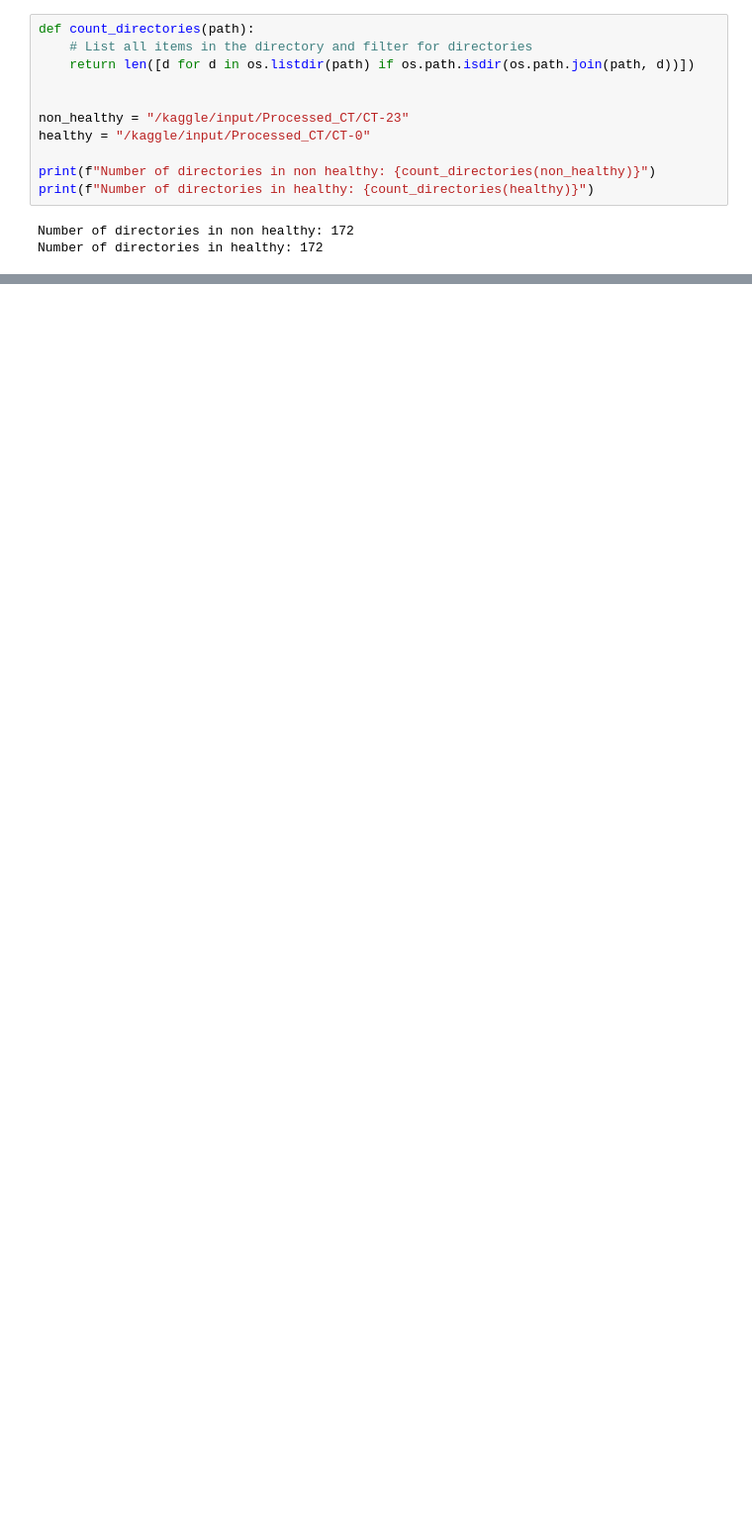
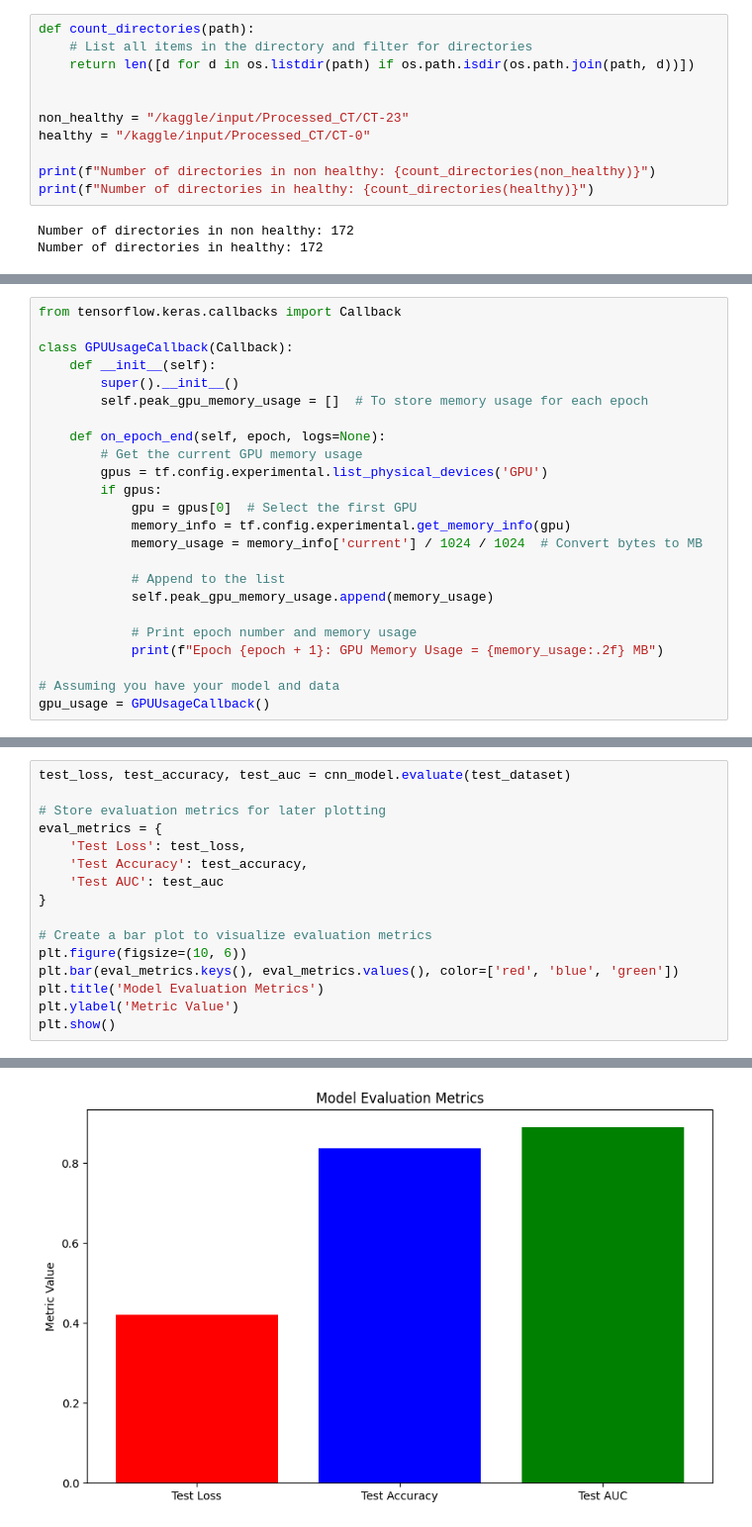
Before and after one commit to MaximNadd/Research, a Jupyter notebook: Experiment_1/multi-view-research-1.ipynb, the cells around one changed output, grey strips where cells are left out. Shown at 99% size. Saved outputs shown, nothing was run; the diff lists cells and outputs as text; blank space fills up the shorter version.

```diff
--- a/Experiment_1/multi-view-research-1.ipynb
+++ b/Experiment_1/multi-view-research-1.ipynb
@@ -275 +332,25 @@ cnn_model.summary()
+# %%
+from tensorflow.keras.callbacks import Callback
+
+class GPUUsageCallback(Callback):
+    def __init__(self):
+        super().__init__()
+        self.peak_gpu_memory_usage = []  # To store memory usage for each epoch
+
+    def on_epoch_end(self, epoch, logs=None):
+        # Get the current GPU memory usage
+        gpus = tf.config.experimental.list_physical_devices('GPU')
+        if gpus:
+            gpu = gpus[0]  # Select the first GPU
+            memory_info = tf.config.experimental.get_memory_info(gpu)
+            memory_usage = memory_info['current'] / 1024 / 1024  # Convert bytes to MB
+
+            # Append to the list
+            self.peak_gpu_memory_usage.append(memory_usage)
+
+            # Print epoch number and memory usage
+            print(f"Epoch {epoch + 1}: GPU Memory Usage = {memory_usage:.2f} MB")
+
+# Assuming you have your model and data
+gpu_usage = GPUUsageCallback()
 # %%
@@ -281,0 +416,17 @@ cnn_model_improved = load_model('/kaggle/working/3d_image_classification.keras')
+# %%
+test_loss, test_accuracy, test_auc = cnn_model.evaluate(test_dataset)
+
+# Store evaluation metrics for later plotting
+eval_metrics = {
+    'Test Loss': test_loss,
+    'Test Accuracy': test_accuracy,
+    'Test AUC': test_auc
+}
+
+# Create a bar plot to visualize evaluation metrics
+plt.figure(figsize=(10, 6))
+plt.bar(eval_metrics.keys(), eval_metrics.values(), color=['red', 'blue', 'green'])
+plt.title('Model Evaluation Metrics')
+plt.ylabel('Metric Value')
+plt.show()
+# %% [output]
@@ -281,0 +434 @@ cnn_model_improved = load_model('/kaggle/working/3d_image_classification.keras')
+[figure, added]
```
Also changed, not shown: parts of 14 cells of this notebook.
